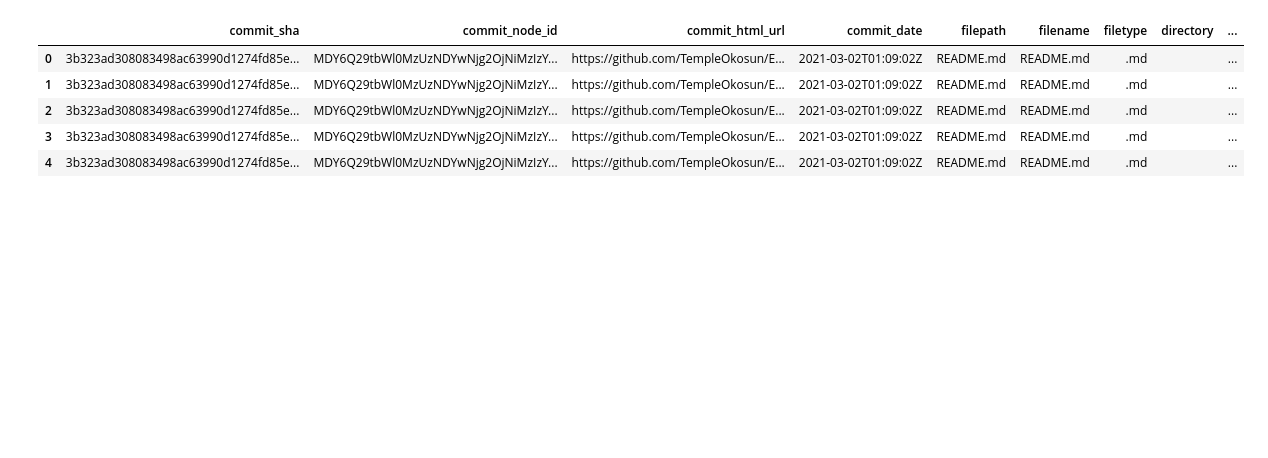
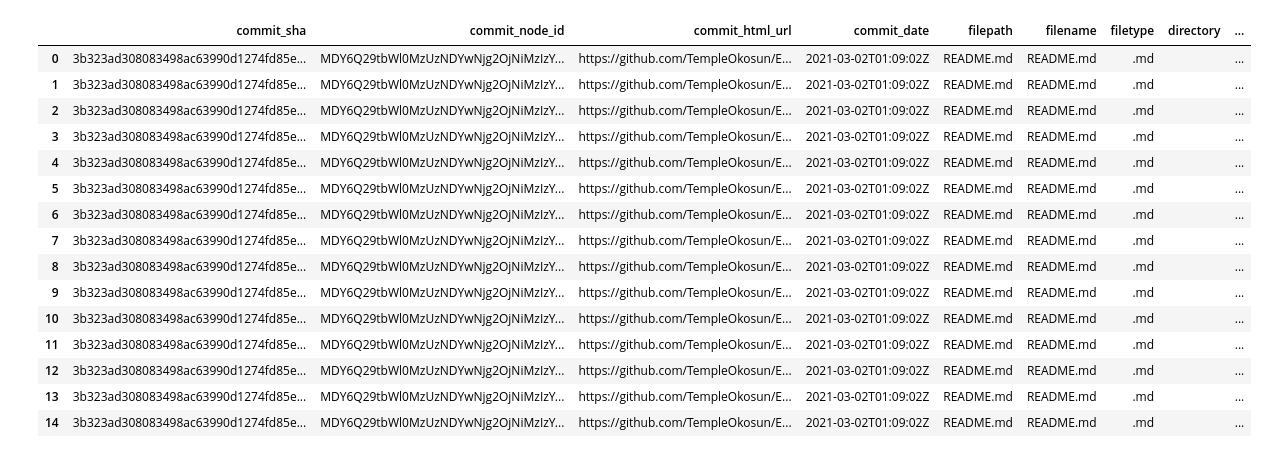
Before and after one commit to TempleOkosun/Mining-OpenStackNova, a Jupyter notebook: Mining OpenStackNova Repo Notebook.ipynb, the cells around one changed output. Saved outputs shown, nothing was run; the diff lists cells and outputs as text; code cells hidden in the pictures; blank space fills up the shorter version.

```diff
--- a/Mining OpenStackNova Repo Notebook.ipynb
+++ b/Mining OpenStackNova Repo Notebook.ipynb
@@ -3,11 +3,21 @@ import pandas as pd
 # %%
 data = pd.read_json("data.json", lines=False)
 # %%
-data.head(5)
+data.head(15)
 # %% [output]
 |  | commit_sha | commit_node_id | commit_html_url | commit_date | filepath | filename | filetype | directory | ... |
 | 0 | 3b323ad308083498ac63990d1274fd85e... | MDY6Q29tbWl0MzUzNDYwNjg2OjNiMzIzY... | https://github.com/TempleOkosun/E... | 2021-03-02T01:09:02Z | README.md | README.md | .md |  | ... |
 | 1 | 3b323ad308083498ac63990d1274fd85e... | MDY6Q29tbWl0MzUzNDYwNjg2OjNiMzIzY... | https://github.com/TempleOkosun/E... | 2021-03-02T01:09:02Z | README.md | README.md | .md |  | ... |
 | 2 | 3b323ad308083498ac63990d1274fd85e... | MDY6Q29tbWl0MzUzNDYwNjg2OjNiMzIzY... | https://github.com/TempleOkosun/E... | 2021-03-02T01:09:02Z | README.md | README.md | .md |  | ... |
 | 3 | 3b323ad308083498ac63990d1274fd85e... | MDY6Q29tbWl0MzUzNDYwNjg2OjNiMzIzY... | https://github.com/TempleOkosun/E... | 2021-03-02T01:09:02Z | README.md | README.md | .md |  | ... |
 | 4 | 3b323ad308083498ac63990d1274fd85e... | MDY6Q29tbWl0MzUzNDYwNjg2OjNiMzIzY... | https://github.com/TempleOkosun/E... | 2021-03-02T01:09:02Z | README.md | README.md | .md |  | ... |
+| 5 | 3b323ad308083498ac63990d1274fd85e... | MDY6Q29tbWl0MzUzNDYwNjg2OjNiMzIzY... | https://github.com/TempleOkosun/E... | 2021-03-02T01:09:02Z | README.md | README.md | .md |  | ... |
+| 6 | 3b323ad308083498ac63990d1274fd85e... | MDY6Q29tbWl0MzUzNDYwNjg2OjNiMzIzY... | https://github.com/TempleOkosun/E... | 2021-03-02T01:09:02Z | README.md | README.md | .md |  | ... |
+| 7 | 3b323ad308083498ac63990d1274fd85e... | MDY6Q29tbWl0MzUzNDYwNjg2OjNiMzIzY... | https://github.com/TempleOkosun/E... | 2021-03-02T01:09:02Z | README.md | README.md | .md |  | ... |
+| 8 | 3b323ad308083498ac63990d1274fd85e... | MDY6Q29tbWl0MzUzNDYwNjg2OjNiMzIzY... | https://github.com/TempleOkosun/E... | 2021-03-02T01:09:02Z | README.md | README.md | .md |  | ... |
+| 9 | 3b323ad308083498ac63990d1274fd85e... | MDY6Q29tbWl0MzUzNDYwNjg2OjNiMzIzY... | https://github.com/TempleOkosun/E... | 2021-03-02T01:09:02Z | README.md | README.md | .md |  | ... |
+| 10 | 3b323ad308083498ac63990d1274fd85e... | MDY6Q29tbWl0MzUzNDYwNjg2OjNiMzIzY... | https://github.com/TempleOkosun/E... | 2021-03-02T01:09:02Z | README.md | README.md | .md |  | ... |
+| 11 | 3b323ad308083498ac63990d1274fd85e... | MDY6Q29tbWl0MzUzNDYwNjg2OjNiMzIzY... | https://github.com/TempleOkosun/E... | 2021-03-02T01:09:02Z | README.md | README.md | .md |  | ... |
+| 12 | 3b323ad308083498ac63990d1274fd85e... | MDY6Q29tbWl0MzUzNDYwNjg2OjNiMzIzY... | https://github.com/TempleOkosun/E... | 2021-03-02T01:09:02Z | README.md | README.md | .md |  | ... |
+| 13 | 3b323ad308083498ac63990d1274fd85e... | MDY6Q29tbWl0MzUzNDYwNjg2OjNiMzIzY... | https://github.com/TempleOkosun/E... | 2021-03-02T01:09:02Z | README.md | README.md | .md |  | ... |
+| 14 | 3b323ad308083498ac63990d1274fd85e... | MDY6Q29tbWl0MzUzNDYwNjg2OjNiMzIzY... | https://github.com/TempleOkosun/E... | 2021-03-02T01:09:02Z | README.md | README.md | .md |  | ... |
```
Also changed, not shown: parts of 8 cells of this notebook, 13 other files.
